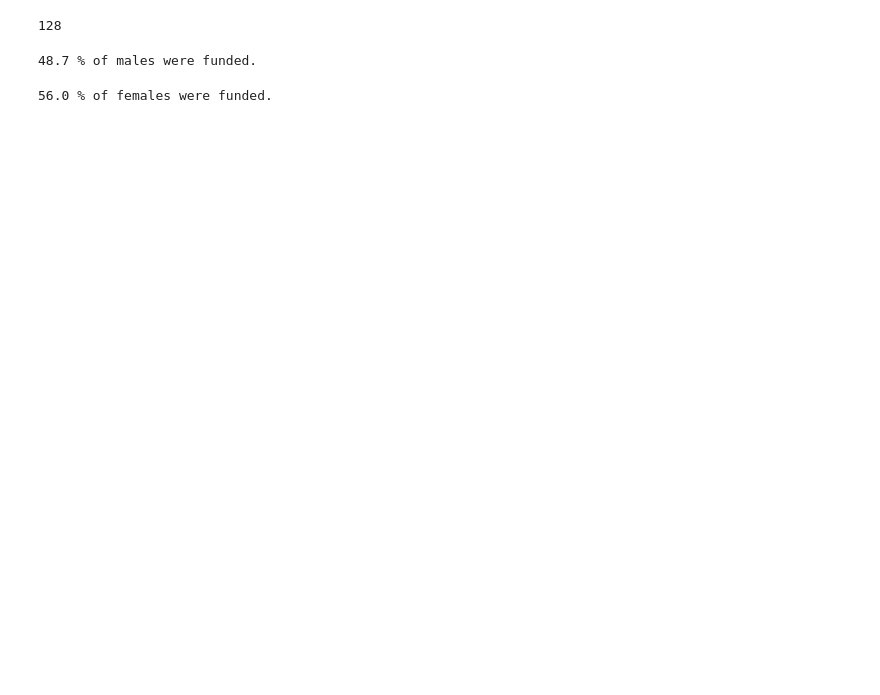
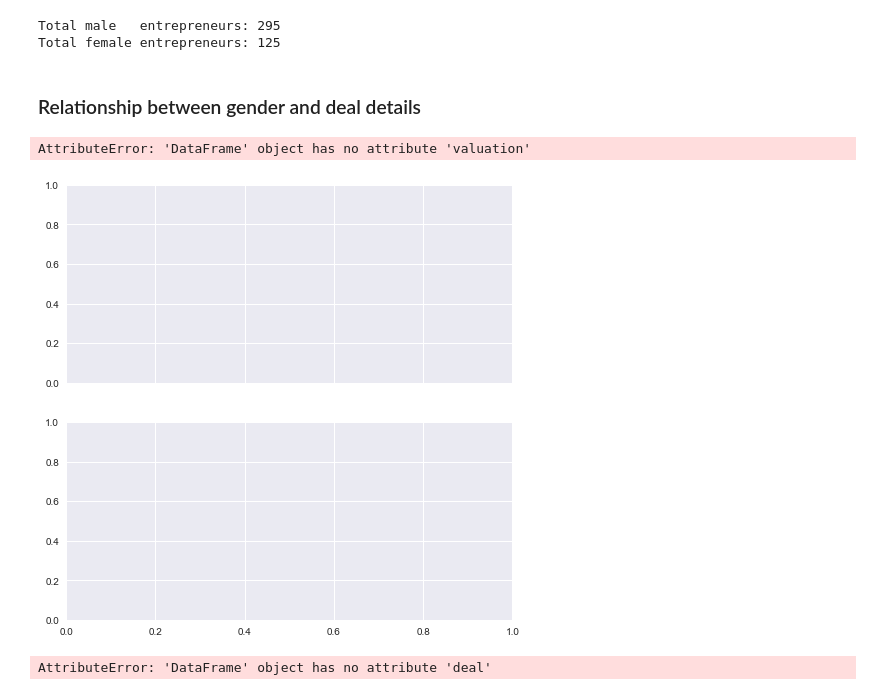
Before and after one commit to johnwmillr/SharkTank, a Jupyter notebook: SharkTank.ipynb, the cells around one changed output. Cells and saved outputs as stored; diff of their text form; code cells hidden in the pictures; blank space fills up the shorter version.

```diff
--- a/SharkTank.ipynb
+++ b/SharkTank.ipynb
@@ -48,17 +37,40 @@ genders[:10]
 df['gender'] = [g[1] for g in genders]
-# %%
-((df.gender=='male').values * df.deal.values).sum()
-# %% [output]
-128
+# %%
+print('Total male   entrepreneurs: {}'.format((df.gender=='Male').sum()))
+print('Total female entrepreneurs: {}'.format((df.gender=='Female').sum()))
+# %% [output]
+Total male   entrepreneurs: 295
+Total female entrepreneurs: 125
+# %% [markdown]
+### Relationship between gender and deal details
+# %%
+gender_labels = [('Male','b'), ('Female','r')]
+fig, axs = plt.subplots(nrows=2, figsize=(8,8), sharex=True)
+for ax,g in zip(axs,gender_labels):
+    df.valuation[df.gender==g[0]].plot.hist(50, ax=ax, density=True, alpha=1, color=g[1])
+    [ax.spines[s].set_visible(False) for s in ['right','top','left']]
+#     ax.set_title(g[0] + ' entrepreneurs', fontsize=FS)
+    ax.set_xlabel('Evaluation (millions of $)', fontsize=FS-2)
+    ax.set_ylabel('')
+    ax.set_yticklabels('')
+    ax.set_yticks([])
+    ax.set_xlim([0,10])
+    for tick in ax.xaxis.get_major_ticks():
+        tick.label.set_fontsize(FS)
+    midx = np.mean(ax.get_xlim())
+    topy = 0.9*np.max(ax.get_ylim())
+    ax.text(midx,topy,g[0] + ' entrepreneurs', fontsize=FS, horizontalalignment='center')
+# %% [output]
+AttributeError: 'DataFrame' object has no attribute 'valuation'
+[figure, added]
 # %%
-g = 'male'
-percent_funded = ((df.gender==g).values * df.deal.values).sum()/(df.gender==g).sum()
-print("{:.1f} % of {}s were funded.".format(100*percent_funded, g))
+for gender in ['male','female']:
+    percent_funded = ((df.gender==gender).values * df.deal.values).sum()/(df.gender==gender).sum()
+    valuation = df.valuation[df.gender==gender].median()
+    print('-'*30)
+    print('Total {} entrepreneurs: {}'.format(gender, (df.gender==gender).sum()))
+    print("{:.1f} % of {}s were funded.".format(100*percent_funded, gender))
+    print("Median valuation of {} companies: ${:.2f} million".format(gender, valuation))
+    print('\n')
 # %% [output]
-48.7 % of males were funded.
+AttributeError: 'DataFrame' object has no attribute 'deal'
-# %%
-g = 'female'
-percent_funded = ((df.gender==g).values * df.deal.values).sum()/(df.gender==g).sum()
-print("{:.1f} % of {}s were funded.".format(100*percent_funded, g))
-# %% [output]
-56.0 % of females were funded.
```
Also changed, not shown: parts of 19 cells of this notebook, 1 other file.
